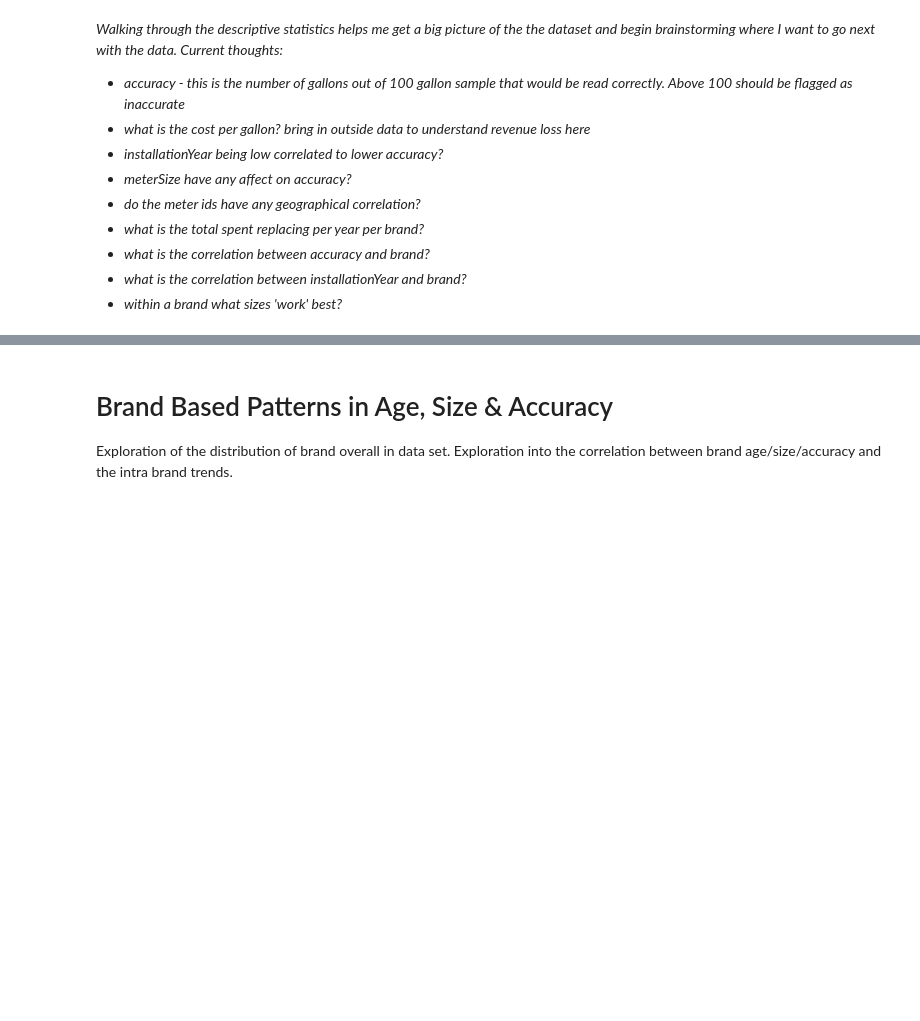
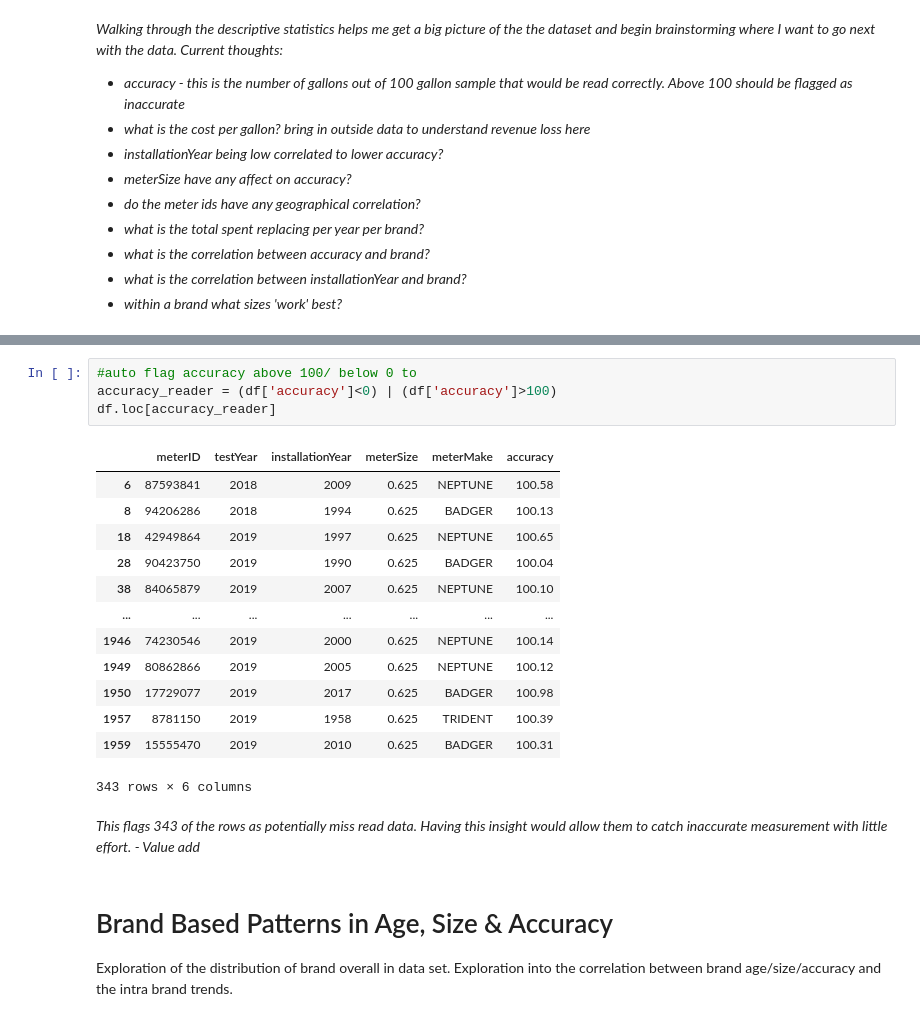
Before and after one commit to kristen770/Waterpump-Quality-Analysis, a Jupyter notebook: WSO_Water_Meter_Dataset_Initial_Analysis.ipynb, the cells around one changed output, grey strips where cells are left out. Drawn from its saved outputs; the diff is of its cells as text; blank space fills up the shorter version.

```diff
--- a/WSO_Water_Meter_Dataset_Initial_Analysis.ipynb
+++ b/WSO_Water_Meter_Dataset_Initial_Analysis.ipynb
@@ -211,3 +204,23 @@ Numeric Column Insights
+# %%
+#auto flag accuracy above 100/ below 0 to
+accuracy_reader = (df['accuracy']<0) | (df['accuracy']>100)
+df.loc[accuracy_reader]
+# %% [output]
+|  | meterID | testYear | installationYear | meterSize | meterMake | accuracy |
+| 6 | 87593841 | 2018 | 2009 | 0.625 | NEPTUNE | 100.58 |
+| 8 | 94206286 | 2018 | 1994 | 0.625 | BADGER | 100.13 |
+| 18 | 42949864 | 2019 | 1997 | 0.625 | NEPTUNE | 100.65 |
+| 28 | 90423750 | 2019 | 1990 | 0.625 | BADGER | 100.04 |
+| 38 | 84065879 | 2019 | 2007 | 0.625 | NEPTUNE | 100.10 |
+| ... | ... | ... | ... | ... | ... | ... |
+| 1946 | 74230546 | 2019 | 2000 | 0.625 | NEPTUNE | 100.14 |
+| 1949 | 80862866 | 2019 | 2005 | 0.625 | NEPTUNE | 100.12 |
+| 1950 | 17729077 | 2019 | 2017 | 0.625 | BADGER | 100.98 |
+| 1957 | 8781150 | 2019 | 1958 | 0.625 | TRIDENT | 100.39 |
+| 1959 | 15555470 | 2019 | 2010 | 0.625 | BADGER | 100.31 |
+343 rows × 6 columns
+# %% [markdown]
+*This flags 343 of the rows as potentially miss read data. Having this insight would allow them to catch inaccurate measurement with little effort. - Value add*
 # %% [markdown]
 # Brand Based Patterns in Age, Size & Accuracy
 Exploration of the distribution of brand overall in data set. Exploration into the correlation between brand age/size/accuracy and the intra brand trends.
```
Also changed, not shown: parts of 16 cells of this notebook.
